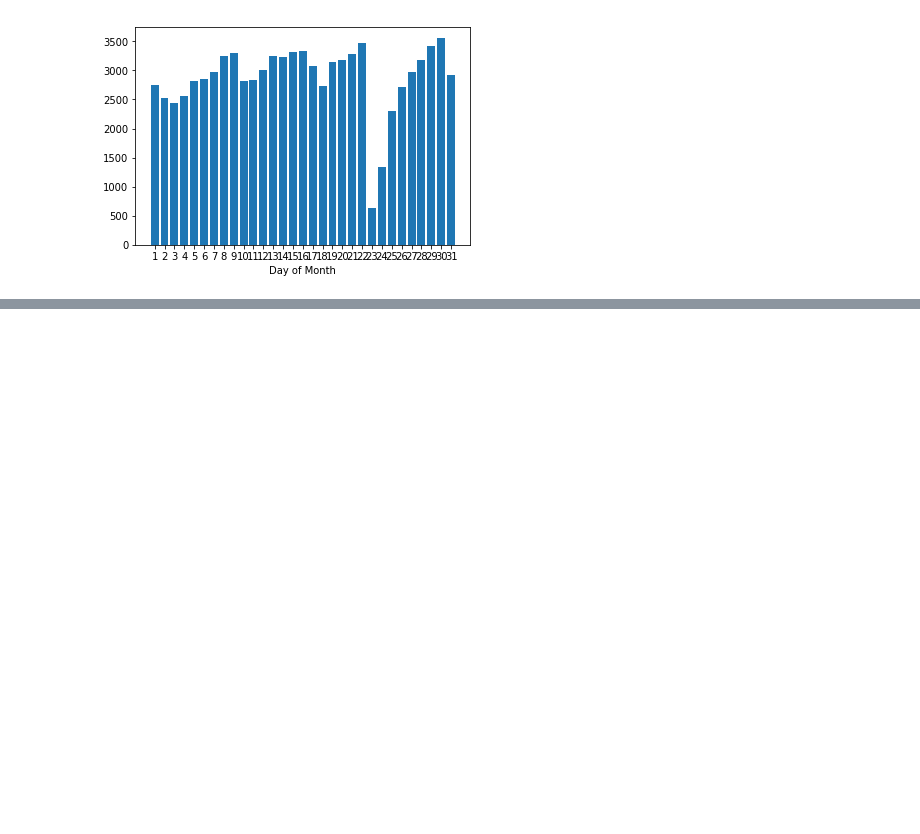
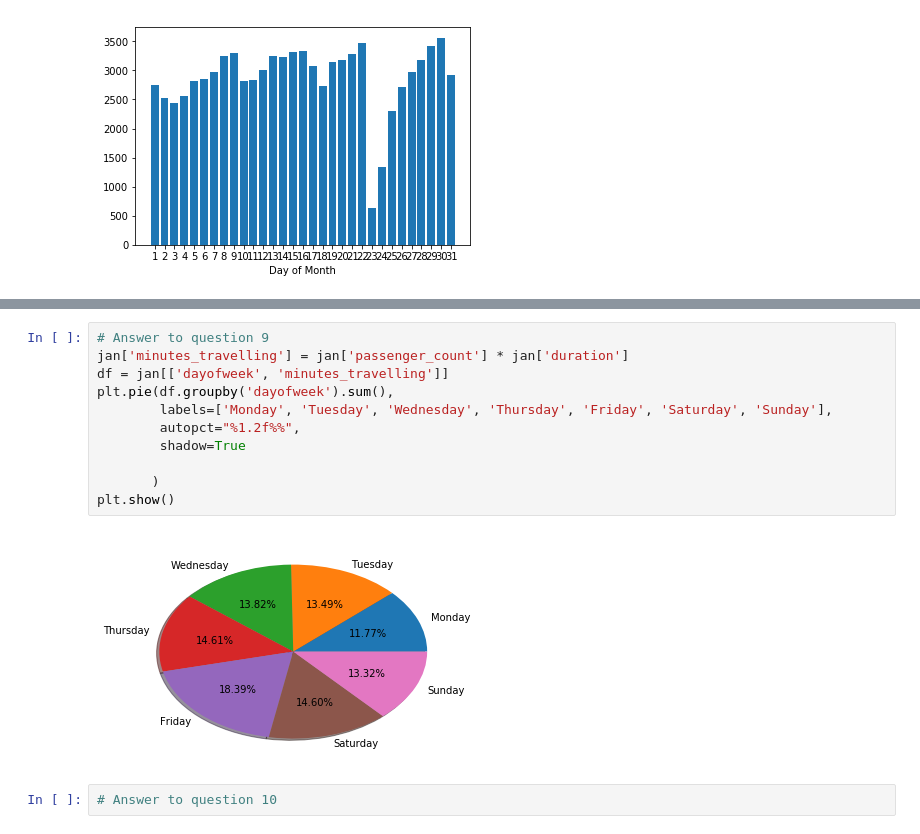
Before and after one commit to isubasinghe/COMP20008-ass1, a Jupyter notebook: notebook-for-answers.ipynb, the cells around one changed output, grey strips where cells are left out. Saved outputs shown, nothing was run; the diff lists cells and outputs as text; blank space fills up the shorter version.

Commit message:
Up to question 10 \n Need to make the code nicer, I know how to use groupby now

```diff
--- a/notebook-for-answers.ipynb
+++ b/notebook-for-answers.ipynb
@@ -156,2 +161,17 @@ TypeError: list indices must be integers or slices, not list
+# %%
+# Answer to question 9
+jan['minutes_travelling'] = jan['passenger_count'] * jan['duration']
+df = jan[['dayofweek', 'minutes_travelling']]
+plt.pie(df.groupby('dayofweek').sum(),
+        labels=['Monday', 'Tuesday', 'Wednesday', 'Thursday', 'Friday', 'Saturday', 'Sunday'],
+        autopct="%1.2f%%",
+        shadow=True
+
+       )
+plt.show()
+# %% [output]
+[figure, added]
+# %%
+# Answer to question 10
 # %%
 # %% [output]
```
Also changed, not shown: parts of 9 cells of this notebook, 1 other file.
